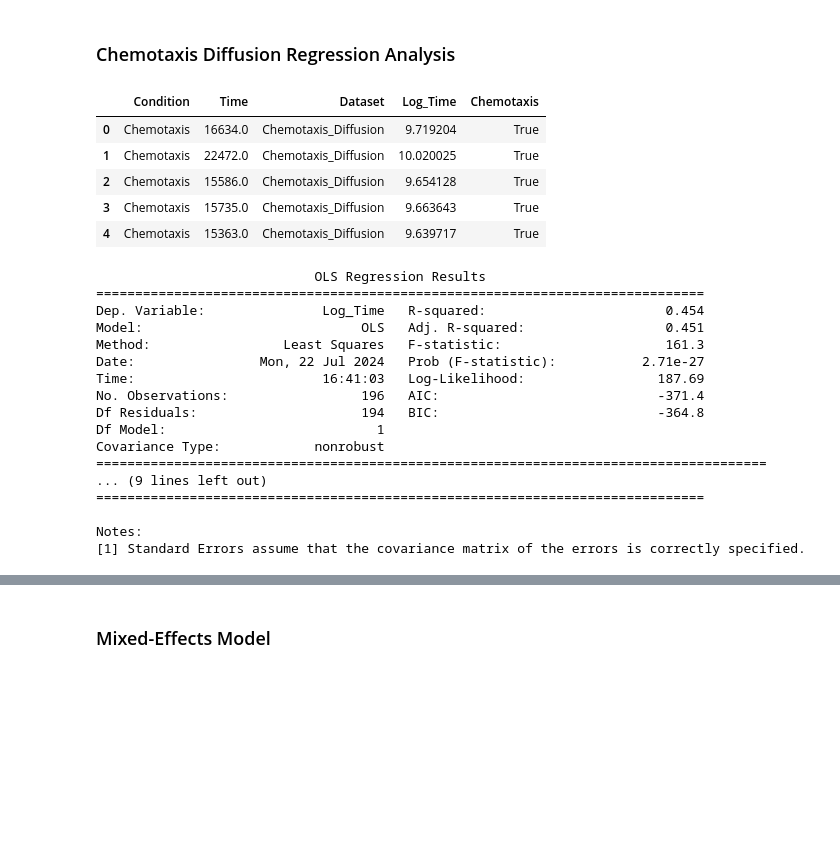
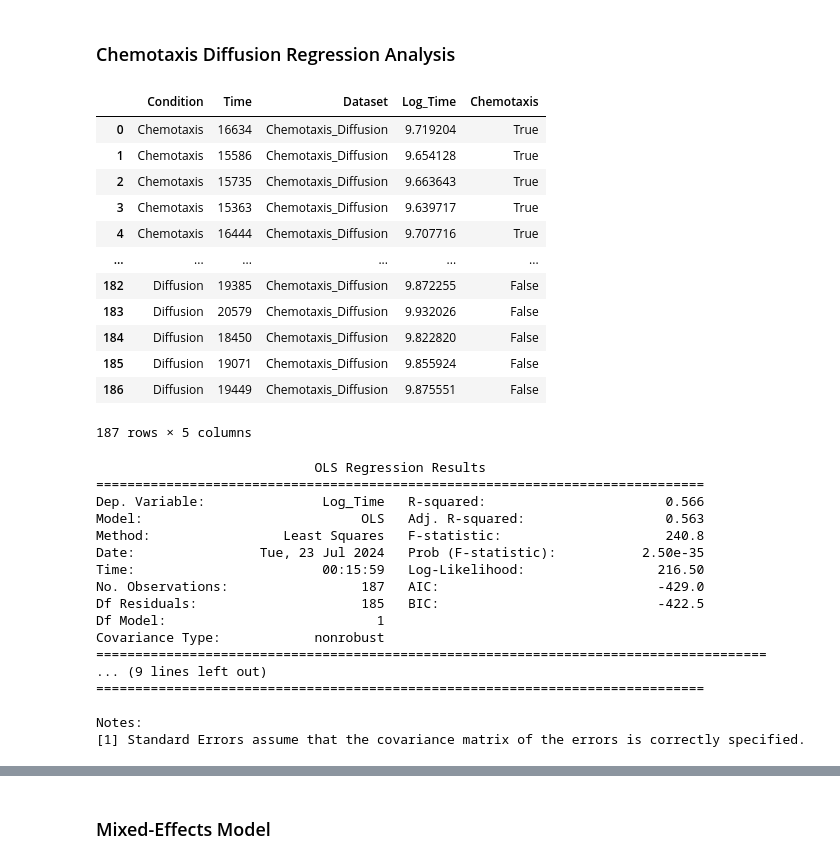
Before and after one commit to Frood-for-Thought/Bac_Evol_SSA, a Jupyter notebook: Time to Fixation Experiments - Changing Chemotaxis Equation/Regression_Analysis.ipynb, the cells around one changed output, grey strips where cells are left out. Saved outputs shown, nothing was run; the diff lists cells and outputs as text; code cells hidden in the pictures; blank space fills up the shorter version.

```diff
--- a/Time to Fixation Experiments - Changing Chemotaxis Equation/Regression_Analysis.ipynb
+++ b/Time to Fixation Experiments - Changing Chemotaxis Equation/Regression_Analysis.ipynb
@@ -55,10 +56,10 @@ def clean_data_by_dataset(df, dataset_column, target_column):
     return cleaned_combined_df
 # %%
 # Apply the function
-combined_df = clean_data_by_dataset(combined_df, 'Dataset', 'Time')
+combined_df = clean_data_by_dataset(combined_df, 'Condition', 'Time')
 
 # Check the result
-combined_df[combined_df['Dataset']=='SOS_Spontaneous'].info()
+combined_df.info()
 combined_df['Log_Time'] = combined_df['Time'].apply(lambda x: np.log(x))
 combined_df
 # %% [output]
@@ -213,18 +214,24 @@ The interaction term R_a_Conj is statistically significant in the simpler model
 # %%
 # Filter the dataframe to include only the 'Chemotaxis_Diffusion' dataset
 chemotaxis_df = combined_df[combined_df['Dataset'] == 'Chemotaxis_Diffusion'].copy()
 
 # Display the first few rows to verify
-chemotaxis_df[['Condition', 'Time', 'Dataset', 'Log_Time', 'Chemotaxis']].head()
+chemotaxis_df[['Condition', 'Time', 'Dataset', 'Log_Time', 'Chemotaxis']]
 # %% [output]
 |  | Condition | Time | Dataset | Log_Time | Chemotaxis |
-| 0 | Chemotaxis | 16634.0 | Chemotaxis_Diffusion | 9.719204 | True |
-| 1 | Chemotaxis | 22472.0 | Chemotaxis_Diffusion | 10.020025 | True |
-| 2 | Chemotaxis | 15586.0 | Chemotaxis_Diffusion | 9.654128 | True |
-| 3 | Chemotaxis | 15735.0 | Chemotaxis_Diffusion | 9.663643 | True |
-| 4 | Chemotaxis | 15363.0 | Chemotaxis_Diffusion | 9.639717 | True |
+| 0 | Chemotaxis | 16634 | Chemotaxis_Diffusion | 9.719204 | True |
+| 1 | Chemotaxis | 15586 | Chemotaxis_Diffusion | 9.654128 | True |
+| 2 | Chemotaxis | 15735 | Chemotaxis_Diffusion | 9.663643 | True |
+| 3 | Chemotaxis | 15363 | Chemotaxis_Diffusion | 9.639717 | True |
+| 4 | Chemotaxis | 16444 | Chemotaxis_Diffusion | 9.707716 | True |
+| ... | ... | ... | ... | ... | ... |
+| 182 | Diffusion | 19385 | Chemotaxis_Diffusion | 9.872255 | False |
+| 183 | Diffusion | 20579 | Chemotaxis_Diffusion | 9.932026 | False |
+| 184 | Diffusion | 18450 | Chemotaxis_Diffusion | 9.822820 | False |
+| 185 | Diffusion | 19071 | Chemotaxis_Diffusion | 9.855924 | False |
+| 186 | Diffusion | 19449 | Chemotaxis_Diffusion | 9.875551 | False |
+187 rows × 5 columns
 # %%
-
 # Prepare the model formula
 formula = 'Log_Time ~ Chemotaxis'
 
@@ -237,13 +244,13 @@ print(model_chemotaxis_summary)
 # %% [output]
                             OLS Regression Results
 ==============================================================================
-Dep. Variable:               Log_Time   R-squared:                       0.454
-Model:                            OLS   Adj. R-squared:                  0.451
-Method:                 Least Squares   F-statistic:                     161.3
-Date:                Mon, 22 Jul 2024   Prob (F-statistic):           2.71e-27
-Time:                        16:41:03   Log-Likelihood:                 187.69
-No. Observations:                 196   AIC:                            -371.4
-Df Residuals:                     194   BIC:                            -364.8
+Dep. Variable:               Log_Time   R-squared:                       0.566
+Model:                            OLS   Adj. R-squared:                  0.563
+Method:                 Least Squares   F-statistic:                     240.8
+Date:                Tue, 23 Jul 2024   Prob (F-statistic):           2.50e-35
+Time:                        00:15:59   Log-Likelihood:                 216.50
+No. Observations:                 187   AIC:                            -429.0
+Df Residuals:                     185   BIC:                            -422.5
 Df Model:                           1
 Covariance Type:            nonrobust
 ======================================================================================
```
Also changed, not shown: parts of 14 cells of this notebook.
